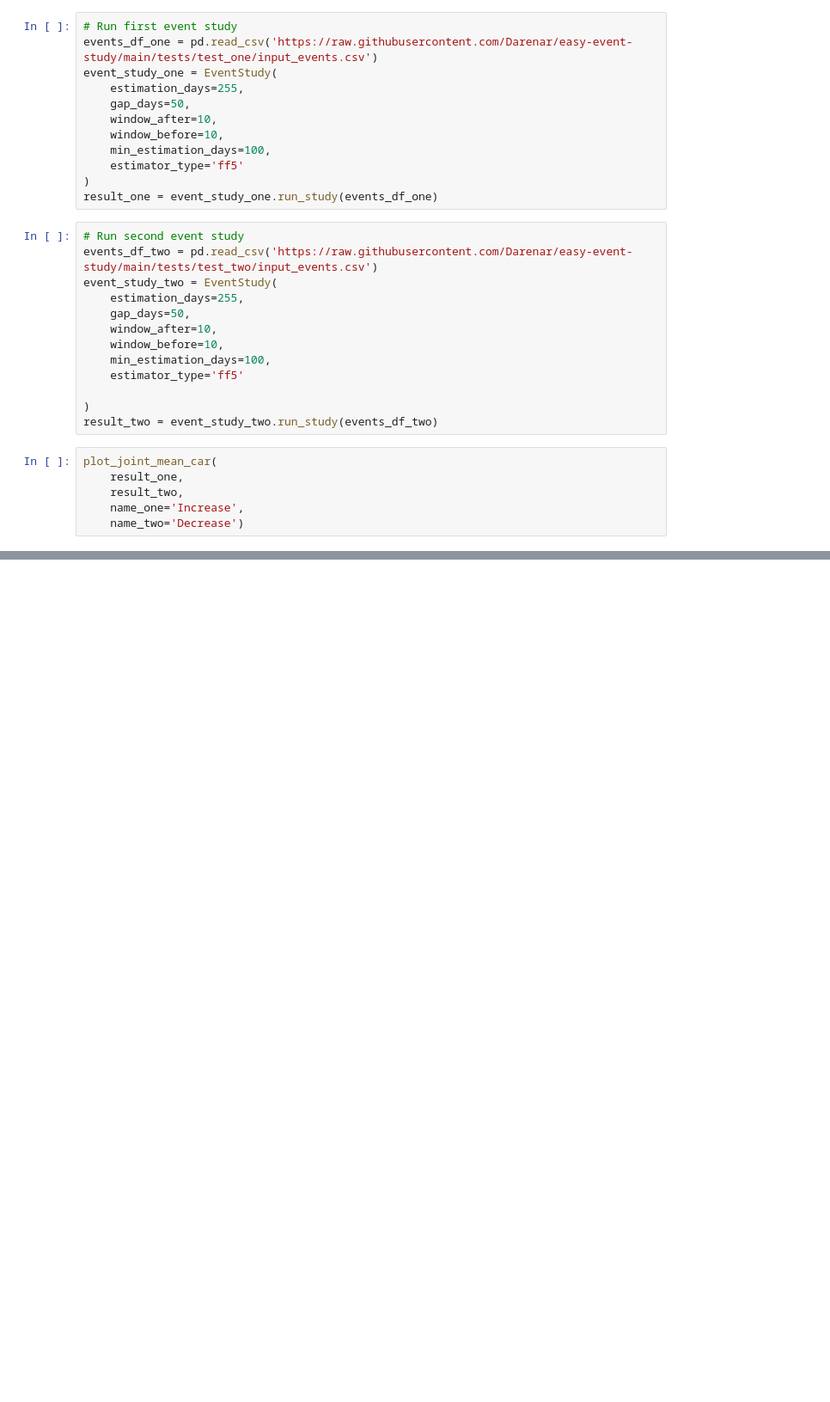
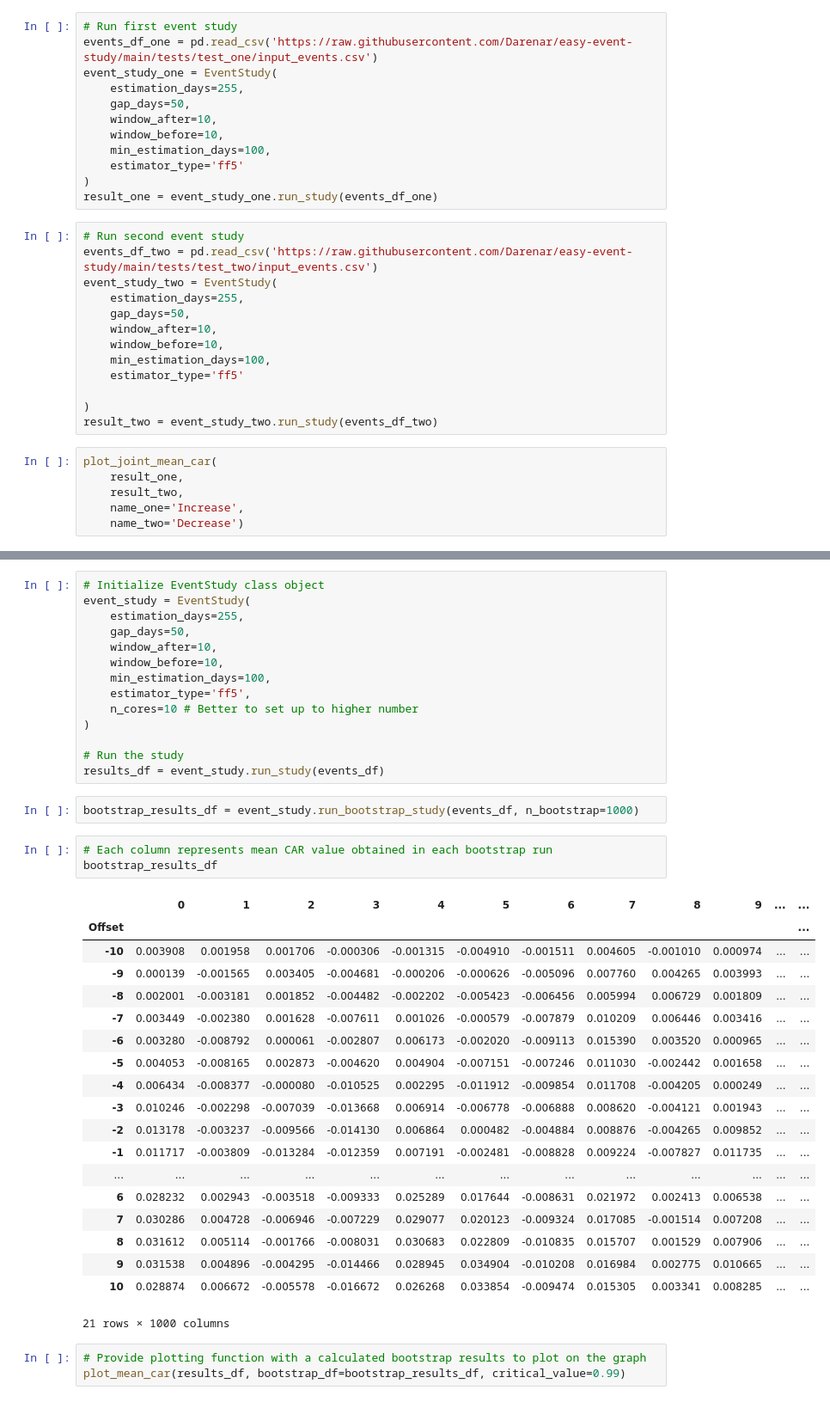
Before and after one commit to Darenar/easy-event-study, a Jupyter notebook: example.ipynb, the cells around one changed output, grey strips where cells are left out. Shown at 86% size. Drawn from its saved outputs; the diff is of its cells as text; blank space fills up the shorter version.

```diff
--- a/example.ipynb
+++ b/example.ipynb
@@ -108,0 +122,42 @@ plot_joint_mean_car(
+# %%
+# Initialize EventStudy class object
+event_study = EventStudy(
+    estimation_days=255,
+    gap_days=50,
+    window_after=10,
+    window_before=10,
+    min_estimation_days=100,
+    estimator_type='ff5',
+    n_cores=10 # Better to set up to higher number
+)
+
+# Run the study
+results_df = event_study.run_study(events_df)
+# %%
+bootstrap_results_df = event_study.run_bootstrap_study(events_df, n_bootstrap=1000)
+# %%
+# Each column represents mean CAR value obtained in each bootstrap run
+bootstrap_results_df
+# %% [output]
+|  | 0 | 1 | 2 | 3 | 4 | 5 | 6 | 7 | 8 | 9 | ... | ... |
+| Offset |  |  |  |  |  |  |  |  |  |  |  | ... |
+| -10 | 0.003908 | 0.001958 | 0.001706 | -0.000306 | -0.001315 | -0.004910 | -0.001511 | 0.004605 | -0.001010 | 0.000974 | ... | ... |
+| -9 | 0.000139 | -0.001565 | 0.003405 | -0.004681 | -0.000206 | -0.000626 | -0.005096 | 0.007760 | 0.004265 | 0.003993 | ... | ... |
+| -8 | 0.002001 | -0.003181 | 0.001852 | -0.004482 | -0.002202 | -0.005423 | -0.006456 | 0.005994 | 0.006729 | 0.001809 | ... | ... |
+| -7 | 0.003449 | -0.002380 | 0.001628 | -0.007611 | 0.001026 | -0.000579 | -0.007879 | 0.010209 | 0.006446 | 0.003416 | ... | ... |
+| -6 | 0.003280 | -0.008792 | 0.000061 | -0.002807 | 0.006173 | -0.002020 | -0.009113 | 0.015390 | 0.003520 | 0.000965 | ... | ... |
+| -5 | 0.004053 | -0.008165 | 0.002873 | -0.004620 | 0.004904 | -0.007151 | -0.007246 | 0.011030 | -0.002442 | 0.001658 | ... | ... |
+| -4 | 0.006434 | -0.008377 | -0.000080 | -0.010525 | 0.002295 | -0.011912 | -0.009854 | 0.011708 | -0.004205 | 0.000249 | ... | ... |
+| -3 | 0.010246 | -0.002298 | -0.007039 | -0.013668 | 0.006914 | -0.006778 | -0.006888 | 0.008620 | -0.004121 | 0.001943 | ... | ... |
+| -2 | 0.013178 | -0.003237 | -0.009566 | -0.014130 | 0.006864 | 0.000482 | -0.004884 | 0.008876 | -0.004265 | 0.009852 | ... | ... |
+| -1 | 0.011717 | -0.003809 | -0.013284 | -0.012359 | 0.007191 | -0.002481 | -0.008828 | 0.009224 | -0.007827 | 0.011735 | ... | ... |
+| ... | ... | ... | ... | ... | ... | ... | ... | ... | ... | ... | ... | ... |
+| 6 | 0.028232 | 0.002943 | -0.003518 | -0.009333 | 0.025289 | 0.017644 | -0.008631 | 0.021972 | 0.002413 | 0.006538 | ... | ... |
+| 7 | 0.030286 | 0.004728 | -0.006946 | -0.007229 | 0.029077 | 0.020123 | -0.009324 | 0.017085 | -0.001514 | 0.007208 | ... | ... |
+| 8 | 0.031612 | 0.005114 | -0.001766 | -0.008031 | 0.030683 | 0.022809 | -0.010835 | 0.015707 | 0.001529 | 0.007906 | ... | ... |
+| 9 | 0.031538 | 0.004896 | -0.004295 | -0.014466 | 0.028945 | 0.034904 | -0.010208 | 0.016984 | 0.002775 | 0.010665 | ... | ... |
+| 10 | 0.028874 | 0.006672 | -0.005578 | -0.016672 | 0.026268 | 0.033854 | -0.009474 | 0.015305 | 0.003341 | 0.008285 | ... | ... |
+21 rows × 1000 columns
+# %%
+# Provide plotting function with a calculated bootstrap results to plot on the graph
+plot_mean_car(results_df, bootstrap_df=bootstrap_results_df, critical_value=0.99)
```
Also changed, not shown: parts of 3 cells of this notebook, 4 other files.
